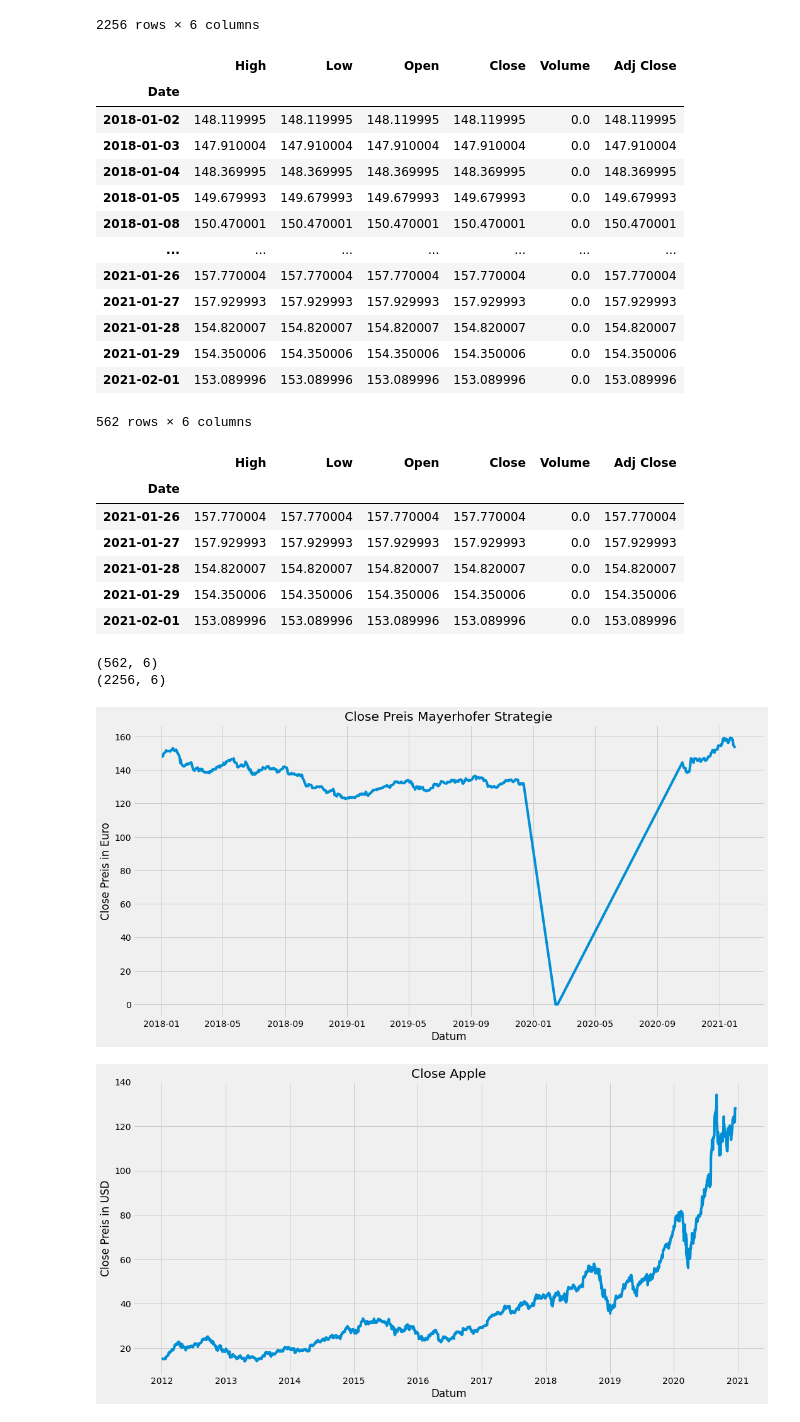
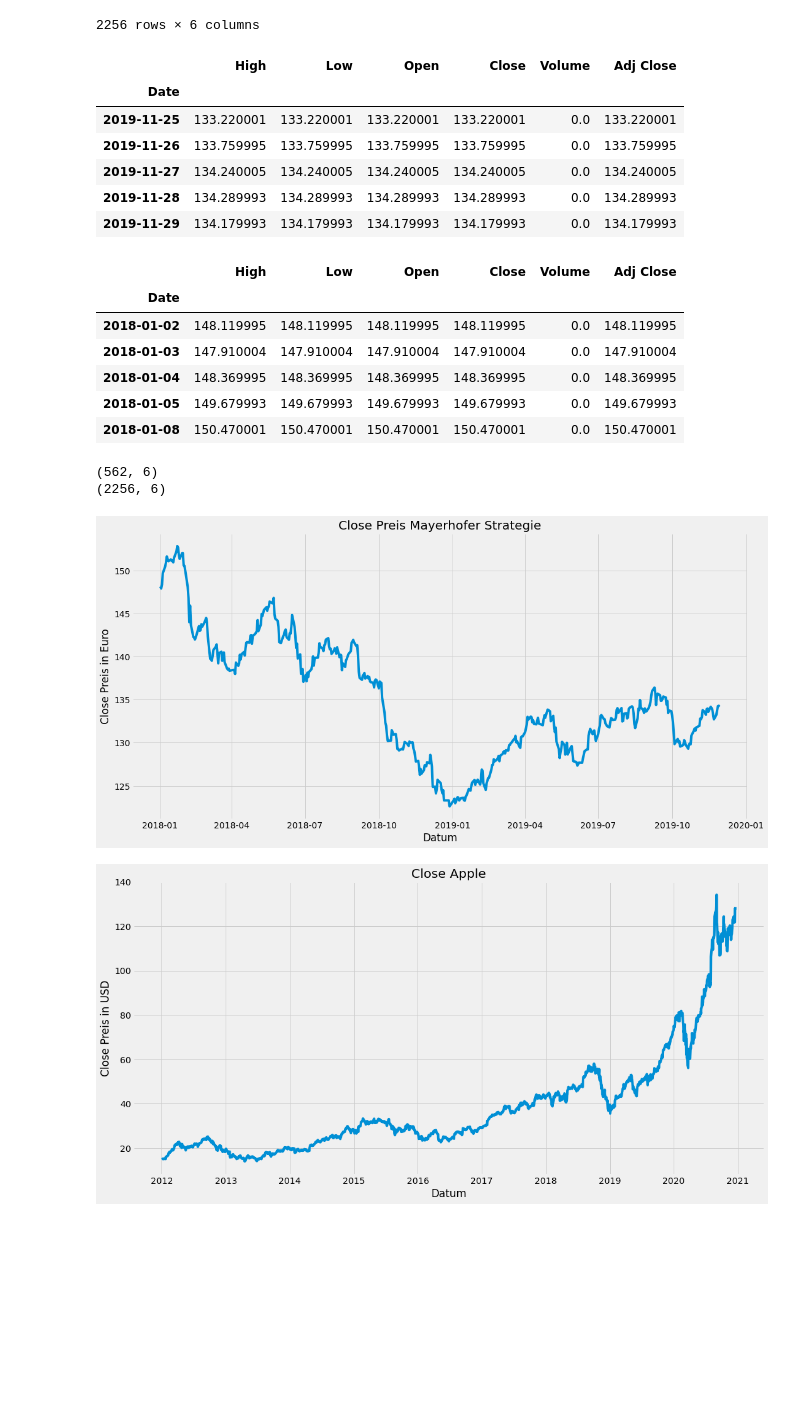
Before and after one commit to BaLena95/market, a Jupyter notebook: stock.ipynb, the cells around one changed output. Drawn from its saved outputs; the diff is of its cells as text; code cells hidden in the pictures; blank space fills up the shorter version.

```diff
--- a/stock.ipynb
+++ b/stock.ipynb
@@ -20,7 +20,7 @@ Files in 'C:\\Users\\lenaw\\Documents\\work': ['.ipynb_checkpoints', '.Rhistory'
 # %%
 # Daten von Yahoo
 # Mayerhofer Strategie AMI P (a)
-df = web.DataReader('0P0000US1T.F', data_source='yahoo', start='2018-01-01', end='2021-02-01')
+df = web.DataReader('0P0000US1T.F', data_source='yahoo', start='2017-01-01', end='2019-12-01')
 df_apple = web.DataReader ('AAPL', data_source='yahoo', start='2012-01-01', end='2020-12-17')
 
 # Apple Daten
@@ -42,33 +42,26 @@ df_apple
 2256 rows × 6 columns
 # %%
 # Mayerhofer Daten
-df
+df.tail()
 # %% [output]
 |  | High | Low | Open | Close | Volume | Adj Close |
 | Date |  |  |  |  |  |  |
-| 2018-01-02 | 148.119995 | 148.119995 | 148.119995 | 148.119995 | 0.0 | 148.119995 |
-| 2018-01-03 | 147.910004 | 147.910004 | 147.910004 | 147.910004 | 0.0 | 147.910004 |
-| 2018-01-04 | 148.369995 | 148.369995 | 148.369995 | 148.369995 | 0.0 | 148.369995 |
-| 2018-01-05 | 149.679993 | 149.679993 | 149.679993 | 149.679993 | 0.0 | 149.679993 |
-| 2018-01-08 | 150.470001 | 150.470001 | 150.470001 | 150.470001 | 0.0 | 150.470001 |
-| ... | ... | ... | ... | ... | ... | ... |
-| 2021-01-26 | 157.770004 | 157.770004 | 157.770004 | 157.770004 | 0.0 | 157.770004 |
-| 2021-01-27 | 157.929993 | 157.929993 | 157.929993 | 157.929993 | 0.0 | 157.929993 |
-| 2021-01-28 | 154.820007 | 154.820007 | 154.820007 | 154.820007 | 0.0 | 154.820007 |
-| 2021-01-29 | 154.350006 | 154.350006 | 154.350006 | 154.350006 | 0.0 | 154.350006 |
-| 2021-02-01 | 153.089996 | 153.089996 | 153.089996 | 153.089996 | 0.0 | 153.089996 |
+| 2019-11-25 | 133.220001 | 133.220001 | 133.220001 | 133.220001 | 0.0 | 133.220001 |
+| 2019-11-26 | 133.759995 | 133.759995 | 133.759995 | 133.759995 | 0.0 | 133.759995 |
+| 2019-11-27 | 134.240005 | 134.240005 | 134.240005 | 134.240005 | 0.0 | 134.240005 |
+| 2019-11-28 | 134.289993 | 134.289993 | 134.289993 | 134.289993 | 0.0 | 134.289993 |
+| 2019-11-29 | 134.179993 | 134.179993 | 134.179993 | 134.179993 | 0.0 | 134.179993 |
-562 rows × 6 columns
 # %%
 #Mayerhofer Ende
-df.tail()
+df.head()
 # %% [output]
 |  | High | Low | Open | Close | Volume | Adj Close |
 | Date |  |  |  |  |  |  |
-| 2021-01-26 | 157.770004 | 157.770004 | 157.770004 | 157.770004 | 0.0 | 157.770004 |
-| 2021-01-27 | 157.929993 | 157.929993 | 157.929993 | 157.929993 | 0.0 | 157.929993 |
-| 2021-01-28 | 154.820007 | 154.820007 | 154.820007 | 154.820007 | 0.0 | 154.820007 |
-| 2021-01-29 | 154.350006 | 154.350006 | 154.350006 | 154.350006 | 0.0 | 154.350006 |
-| 2021-02-01 | 153.089996 | 153.089996 | 153.089996 | 153.089996 | 0.0 | 153.089996 |
+| 2018-01-02 | 148.119995 | 148.119995 | 148.119995 | 148.119995 | 0.0 | 148.119995 |
+| 2018-01-03 | 147.910004 | 147.910004 | 147.910004 | 147.910004 | 0.0 | 147.910004 |
+| 2018-01-04 | 148.369995 | 148.369995 | 148.369995 | 148.369995 | 0.0 | 148.369995 |
+| 2018-01-05 | 149.679993 | 149.679993 | 149.679993 | 149.679993 | 0.0 | 149.679993 |
+| 2018-01-08 | 150.470001 | 150.470001 | 150.470001 | 150.470001 | 0.0 | 150.470001 |
 # %%
 # overview dataset Mayerhofer
 print(df.shape)
@@ -87,7 +80,7 @@ plt.xlabel('Datum')
 plt.ylabel('Close Preis in Euro')
 plt.show()
 # %% [output]
-[figure, old version]
+[figure, new version]
 # %%
 #closing prize Apple
 plt.figure(figsize=(16,8))
```
Also changed, not shown: parts of 11 cells of this notebook.
